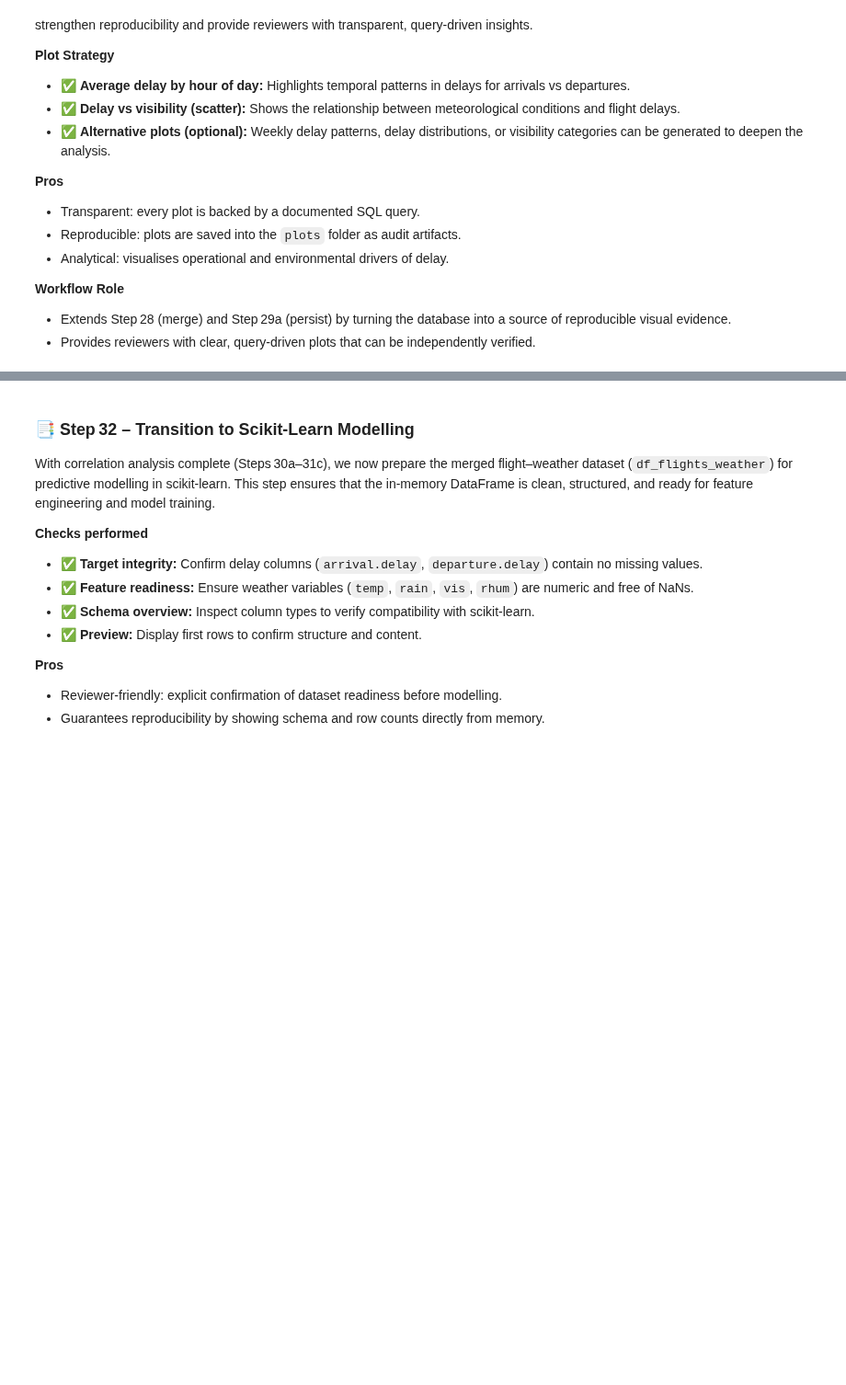
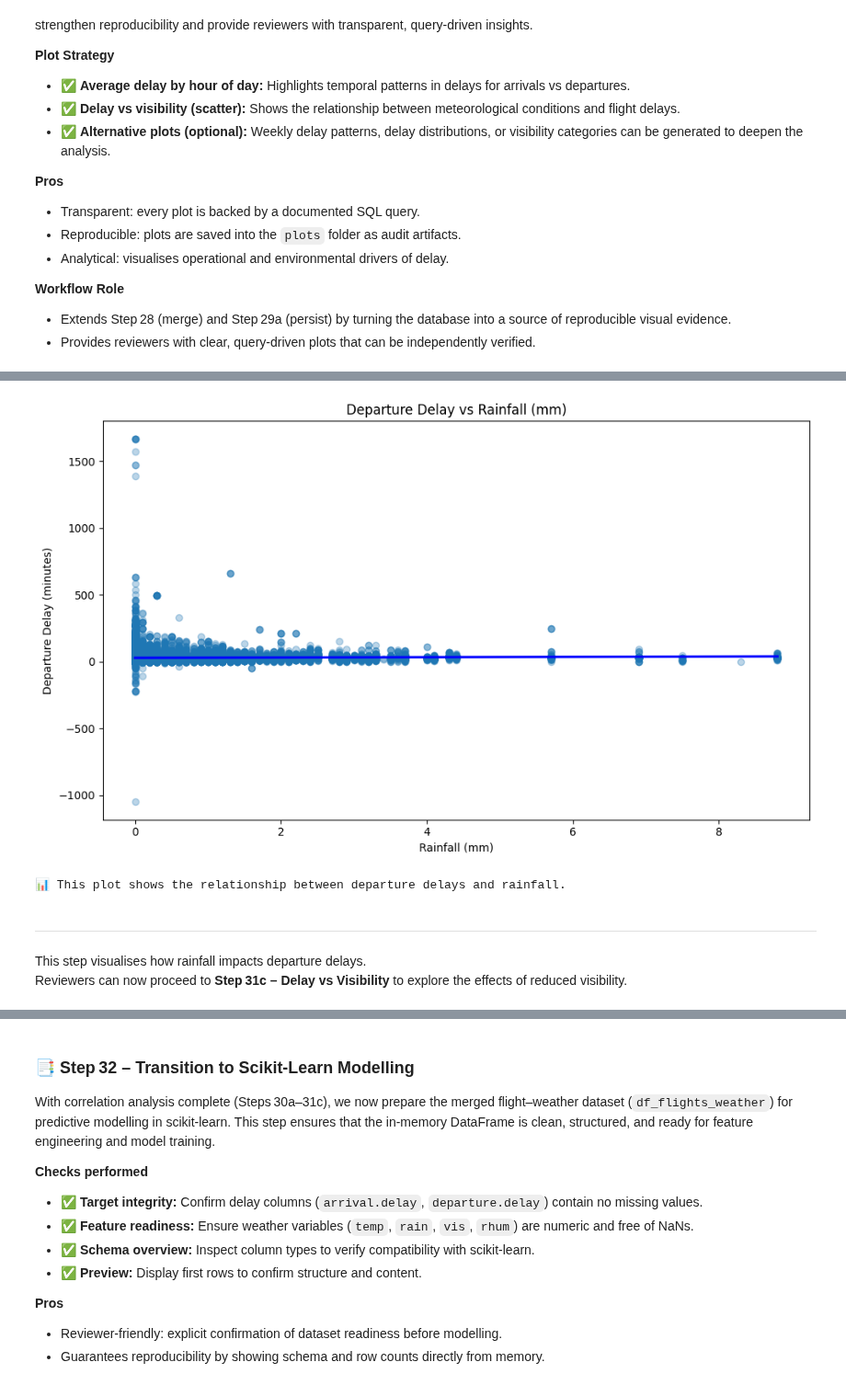
Before and after one commit to ECronin1973/programming-for-data-analytics, a Jupyter notebook: project/project.ipynb, the cells around one changed output, grey strips where cells are left out. Shown at 92% size. Cells and saved outputs as stored; diff of their text form; code cells hidden in the pictures; blank space fills up the shorter version.

```diff
--- a/project/project.ipynb
+++ b/project/project.ipynb
@@ -4139,5 +4306,5 @@ This step generates scatterplots with regression lines to show the **relationshi
 # %%
-# 📊 Step 30b – Departure Delay vs Rainfall
+# 📊 Step 31b – Departure Delay vs Rainfall
 
 # ✅ Create plots directory if it doesn't exist
 PLOTS_DIR = Path("plots")
@@ -4145,33 +4312,40 @@ PLOTS_DIR.mkdir(parents=True, exist_ok=True)
 
 # ✅ Align departures with weather on hourly bins
 df_departures["date_hour"] = df_departures["departure.scheduledTime"].dt.floor("h")
 df_weather_clean["date_hour"] = df_weather_clean["date"]
 
 departures_weather = pd.merge(df_departures, df_weather_clean, on="date_hour", how="inner")
 
 # ✅ Ensure numeric types
 departures_weather["rain"] = pd.to_numeric(departures_weather["rain"], errors="coerce")
 departures_weather["departure.delay"] = pd.to_numeric(departures_weather["departure.delay"], errors="coerce")
 departures_weather = departures_weather.dropna(subset=["rain", "departure.delay"])
 
 # ✅ Generate regression plot
 plt.figure(figsize=(10,6))
 sns.regplot(
     data=departures_weather,
     x="rain", y="departure.delay",
     scatter_kws={"alpha":0.3}, line_kws={"color":"blue"}
 )
 plt.title("Departure Delay vs Rainfall (mm)")
 plt.xlabel("Rainfall (mm)")
 plt.ylabel("Departure Delay (minutes)")
 plt.tight_layout()
 
 # ✅ Save plot to 'plots' folder
-plot_path = PLOTS_DIR / "s30b_departure_delay_vs_rainfall.png"
+plot_path = PLOTS_DIR / "s31b_departure_delay_vs_rainfall.png"
 plt.savefig(plot_path)
 
 # ✅ Show plot inline
 plt.show()
 
-print(f"Plot saved to: {plot_path}")
+print("📊 This plot shows the relationship between departure delays and rainfall.")
+# %% [output]
+[figure, added]
+📊 This plot shows the relationship between departure delays and rainfall.
+# %% [markdown]
+---
+This step visualises how rainfall impacts departure delays.
+Reviewers can now proceed to **Step 31c – Delay vs Visibility** to explore the effects of reduced visibility.
 # %% [markdown]
```
Also changed, not shown: parts of 83 cells of this notebook, 19 other files.
